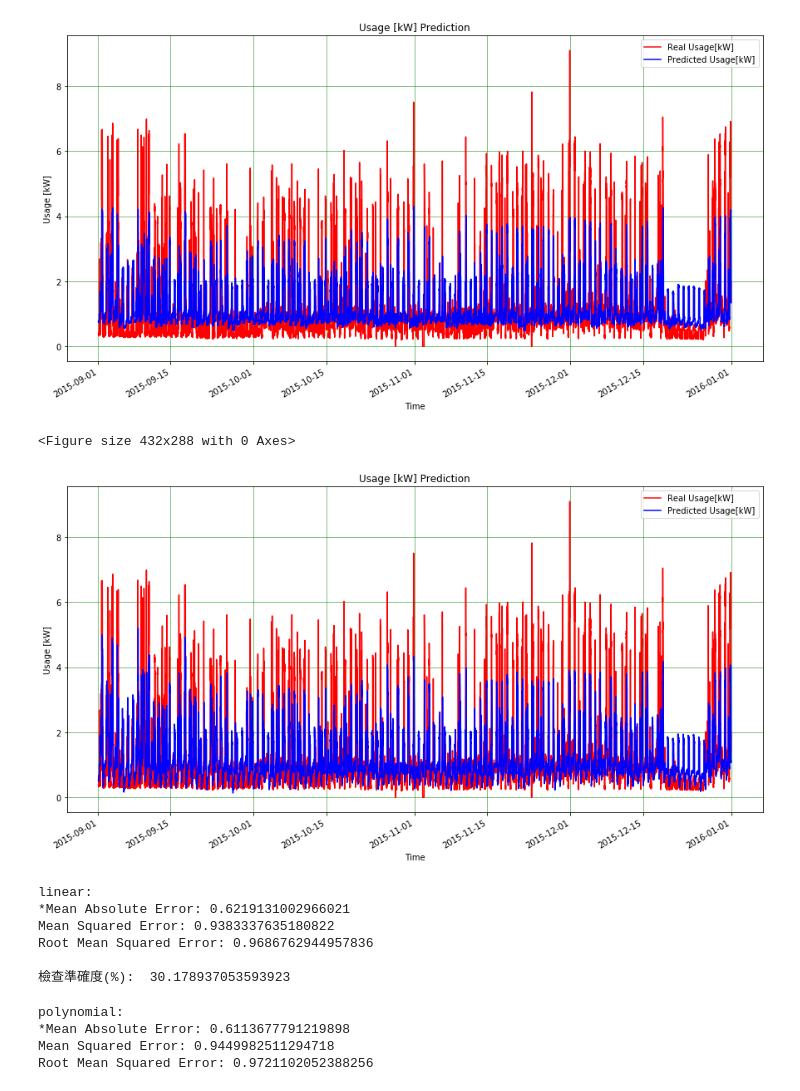
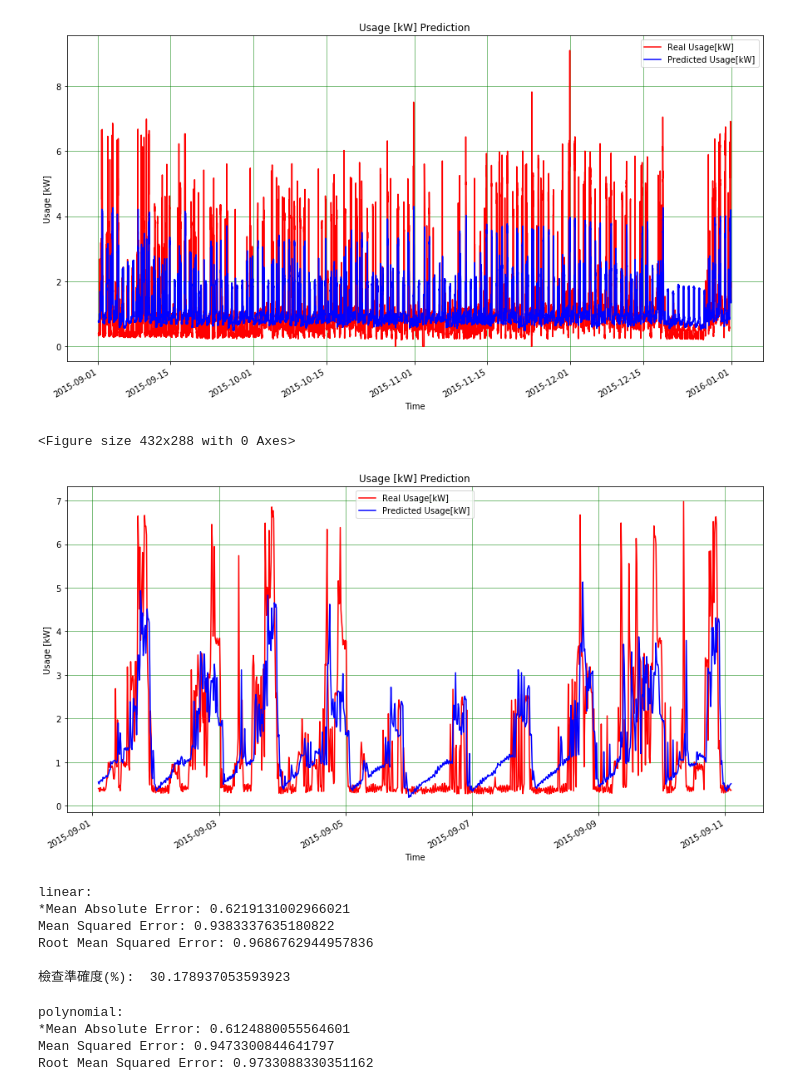
Before and after one commit to williron3960/ML-DL, a Jupyter notebook: Polynomial Regression1.ipynb, the cells around one changed output. Saved outputs shown, nothing was run; the diff lists cells and outputs as text; code cells hidden in the pictures.

```diff
--- a/Polynomial Regression1.ipynb
+++ b/Polynomial Regression1.ipynb
@@ -160,12 +160,12 @@ LinearRegression(copy_X=True, fit_intercept=True, n_jobs=None, normalize=False)
 # %%
 #將多項式迴歸模型擬合到兩個分量X_train和Y_train上。
 
-poly = PolynomialFeatures(degree = 4)
+poly = PolynomialFeatures(degree = 3)
 X_poly = poly.fit_transform(X_train)
 
 poly.fit(X_poly, Y_train)
 regressor2 = LinearRegression()
 regressor2.fit(X_poly, Y_train)
-
+fig = plt.figure()
 ax = fig.add_subplot(1,1,1)
 # %% [output]
@@ -212,40 +213,43 @@ plt.show()
 # 可視化多項式迴歸結果。
 Y_pred2=regressor2.predict(poly.fit_transform(X_test))
 
-X_plt=New_power[New_power['Date & Time'].between('2015-09-01 02:15:00','2015-12-31 23:45:00')]
+X_plt=New_power[New_power['Date & Time'].between('2015-09-01 02:15:00','2015-09-11 02:15:00')]
 X_plt1=X_plt['Date & Time']
 
-Y_pred= regressor.predict(X_test)
+
+Y_test_plt=Y_test.iloc[0:961]
+Y_pred2_plt=Y_pred2[0:961]
+
 
 xs = [datetime.strptime(d,'%Y-%m-%d %H:%M:%S') for d in X_plt1]
 
 years=mdates.YearLocator()
 months=mdates.MonthLocator()
 days=mdates.DayLocator()
 hours = mdates.HourLocator()
 minutes = mdates.MinuteLocator()
 seconds = mdates.SecondLocator()
-dateFmt = mdates.DateFormatter('%Y-%m')
+dateFmt = mdates.DateFormatter('%Y-%m-%d')
 
 
 fig = plt.figure()
 ax.xaxis.set_major_locator(days)  # 设置主要刻度
 ax.xaxis.set_minor_locator(hours)  # 设置主要刻度
 ax.xaxis.set_major_formatter(dateFmt)  # 刻度标志格式
 
 plt.figure(figsize=(15,8))
-plt.plot(xs,Y_test, color = 'red', label = 'Real Usage[kW]')  # 紅線表示Usage
-plt.plot(xs,Y_pred2, color = 'blue', label = 'Predicted Usage[kW]')  # 藍線表示預測Usage
+plt.plot(xs,Y_test_plt, color = 'red', label = 'Real Usage[kW]')  # 紅線表示Usage
+plt.plot(xs,Y_pred2_plt, color = 'blue', label = 'Predicted Usage[kW]')  # 藍線表示預測Usage
 plt.title('Usage [kW] Prediction')
 plt.grid(which='major', linestyle='-', linewidth='0.5', color='green')
 plt.xlabel('Time')
 plt.ylabel('Usage [kW]')
 plt.legend()
 plt.gcf().autofmt_xdate()
 plt.show()
 # %% [output]
 <Figure size 432x288 with 0 Axes>
-[figure, old version]
+[figure, new version]
 # %%
 #平均絕對誤差(MAE)、均方誤差(MSE)、均方根誤差(RMSE)
 print('linear:')
@@ -269,6 +273,6 @@ print('Mean Squared Error:', metrics.mean_squared_error(Y_test, Y_pred2))
 print('Root Mean Squared Error:', np.sqrt(metrics.mean_squared_error(Y_test, Y_pred2)))
 # %% [output]
 polynomial:
-*Mean Absolute Error: 0.6113677791219898
-Mean Squared Error: 0.9449982511294718
-Root Mean Squared Error: 0.9721102052388256
+*Mean Absolute Error: 0.6124880055564601
+Mean Squared Error: 0.9473300844641797
+Root Mean Squared Error: 0.9733088330351162
```
Also changed, not shown: parts of 2 cells of this notebook.
